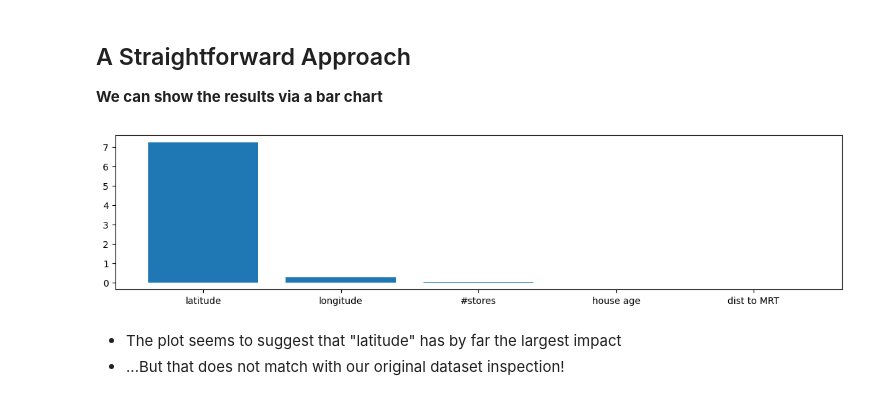
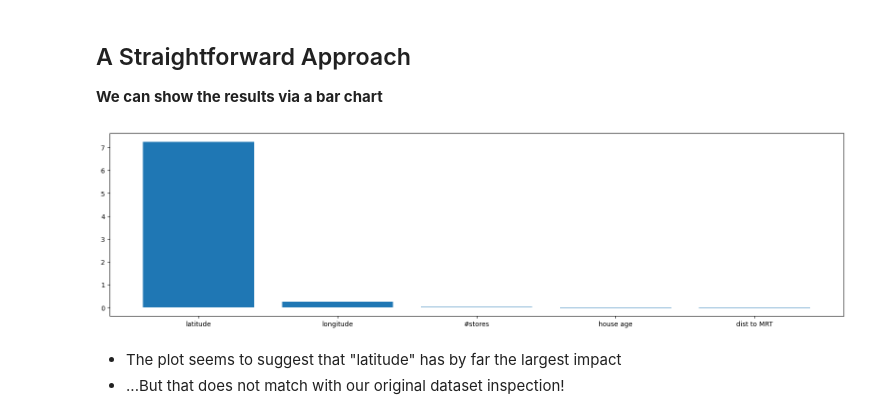
Before and after one commit to corso-marchesini-2026/interactive-lectures, a Jupyter notebook: notebooks/1.5. Regularization.ipynb, the cells around one changed output. Cells and saved outputs as stored; diff of their text form; code cells hidden in the pictures.

```diff
--- a/notebooks/1.5. Regularization.ipynb
+++ b/notebooks/1.5. Regularization.ipynb
@@ -77,10 +77,10 @@ scores = m.coef_[idx] # Coefficients, in the order defined by idx
 **We can show the results via a bar chart**
 # %%
 from matplotlib import pyplot as plt
-plt.figure(figsize=(14, 3))
+plt.figure(figsize=(20, 5))
 plt.bar(0.5 + np.arange(len(idx)), scores, tick_label=X.columns[idx]);
 # %% [output]
-[figure, old version]
+[figure, new version]
 # %% [markdown]
 * The plot seems to suggest that "latitude" has by far the largest impact
 * ...But that does not match with our original dataset inspection!
```
Also changed, not shown: parts of 3 cells of this notebook, 13 other files.
